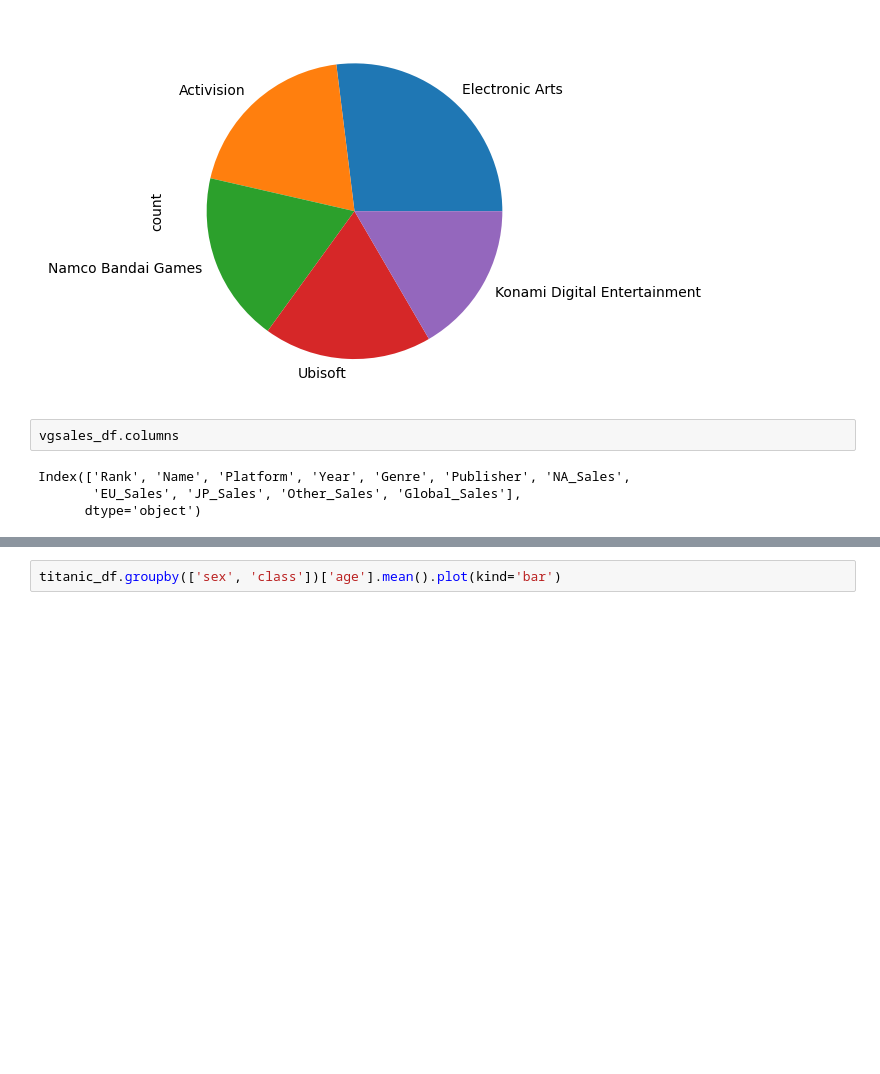
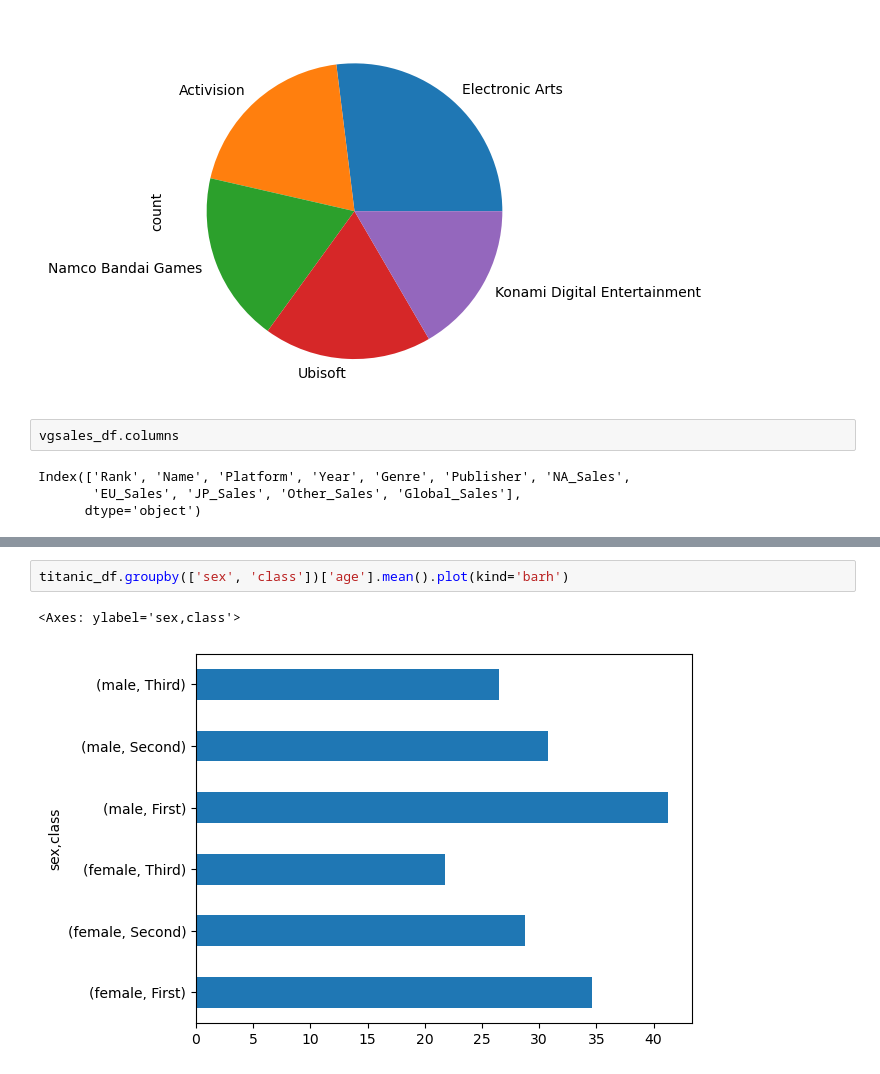
Before and after one commit to EvgenieTiv/NumpyLesson, a Jupyter notebook: pandas_tutorial_part_2.ipynb, the cells around one changed output, grey strips where cells are left out. Drawn from its saved outputs; the diff is of its cells as text; blank space fills up the shorter version.

```diff
--- a/pandas_tutorial_part_2.ipynb
+++ b/pandas_tutorial_part_2.ipynb
@@ -424,3 +453,6 @@ genre_sales.sort_values().plot(kind='barh', figsize=(10, 6), title='Total Global
 # %%
-titanic_df.groupby(['sex', 'class'])['age'].mean().plot(kind='bar')
+titanic_df.groupby(['sex', 'class'])['age'].mean().plot(kind='barh')
+# %% [output]
+<Axes: ylabel='sex,class'>
+[figure, added]
 # %%
```
Also changed, not shown: parts of 17 cells of this notebook, 2 other files.
